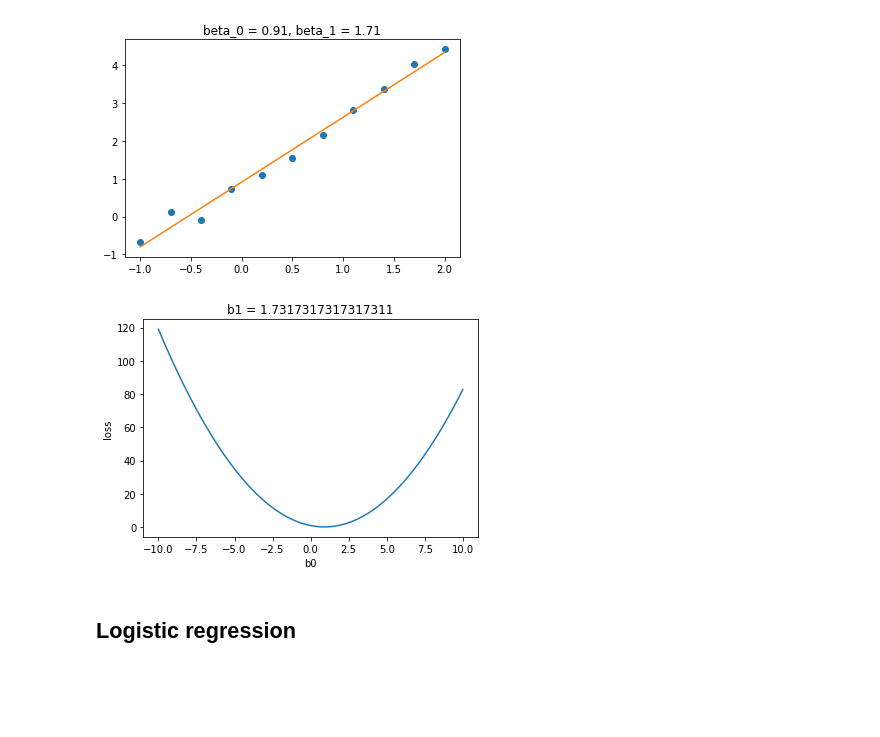
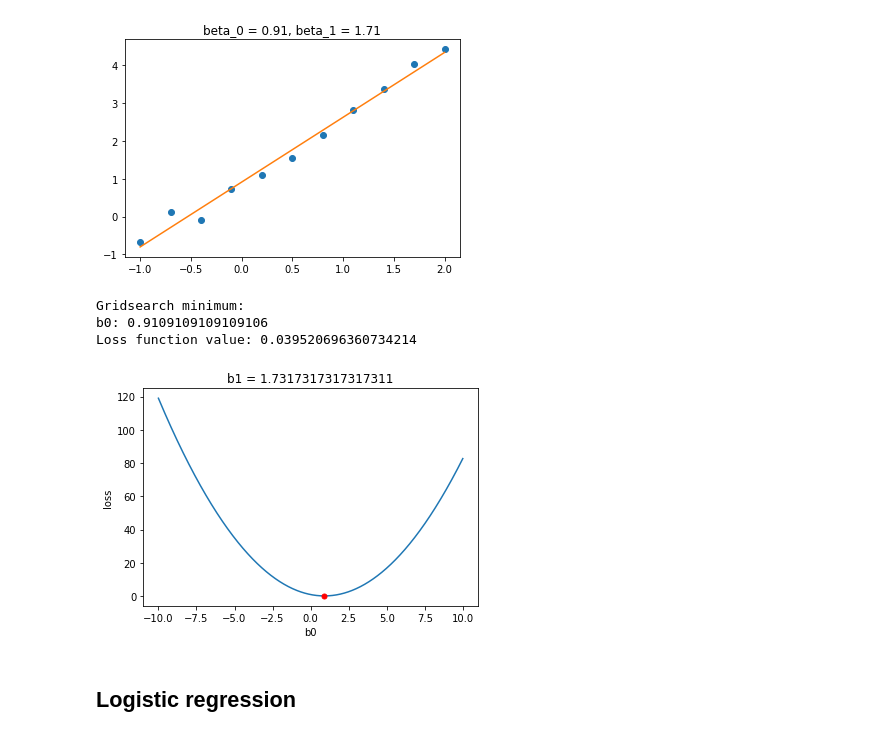
Before and after one commit to pablosuau/training, a Jupyter notebook: machine_learning/03_ml_theory/01_gradient_descent/01_loss_functions.ipynb, the cells around one changed output. Drawn from its saved outputs; the diff is of its cells as text; code cells hidden in the pictures; blank space fills up the shorter version.

Commit message:
feat: 1D gridsearch

```diff
--- a/machine_learning/03_ml_theory/01_gradient_descent/01_loss_functions.ipynb
+++ b/machine_learning/03_ml_theory/01_gradient_descent/01_loss_functions.ipynb
@@ -42,19 +42,19 @@ class AbstractLoss(ABC):
     def plot_loss_1D(self, axis, index):
         fig, ax = plt.subplots()
         if axis == 0:
-            y = self.l[index, :]
+            self.l1d = self.l[index, :]
             x = self.p1
             param = self.param_names[0]
             other = self.param_names[1] + ' = ' + str(self.p2[index])
         elif axis == 1:
-            y = self.l[:, index]
+            self.l1d = self.l[:, index]
             x = self.p2
             param = self.param_names[1]
             other = self.param_names[0] + ' = ' + str(self.p1[index])
         else:
             raise ValueError('Incorrect axis value')
 
-        ax.plot(x, y)
+        ax.plot(x, self.l1d)
         ax.set_xlabel(param)
         ax.set_ylabel('loss')
         ax.set_title(other)
@@ -71,12 +71,34 @@ class AbstractLoss(ABC):
         print('Loss function value: ' + str(self.l[minimum]))
         ax.plot(self.p1p1[minimum],
                 self.p2p2[minimum],
-                markerfacecolor='red',
-                markeredgecolor='red',
-                marker='o',
+                markerfacecolor = 'red',
+                markeredgecolor = 'red',
+                marker = 'o',
                 markersize = 5)
 
         self._plot_model(self.p1p1[minimum], self.p2p2[minimum])
+
+    def gridsearch_loss_1D(self, axis, index):
+        fig, ax = self.plot_loss_1D(axis, index)
+
+        # The incorrect index calue exception is already raised in the plot_loss_1D function
+        if axis == 0:
+            x = self.p1
+            name = self.param_names[0]
+        else:
+            x = self.p2
+            name = self.param_names[1]
+
+        minimum = np.argmin(self.l1d)
+        print('Gridsearch minimum:')
+        print(name + ': ' + str(x[minimum]))
+        print('Loss function value: ' + str(self.l1d[minimum]))
+        ax.plot(x[minimum],
+                self.l1d[minimum],
+                markerfacecolor = 'red',
+                markeredgecolor = 'red',
+                marker = 'o',
+                markersize = 5)
 # %%
 class LinearRegressionLoss(AbstractLoss):
     def __init__(self, xlim, b0, b1, n, p1lim, p2lim, granularity = 1000):
@@ -190,10 +212,13 @@ b1: 1.711711711711711
 Loss function value: 0.039441269435046916
 [figure]
 [figure]
-# %%
-_ = lrl.plot_loss_1D(0, 586)
-# %% [output]
-[figure, removed]
+# %%
+lrl.gridsearch_loss_1D(0, 586)
+# %% [output]
+Gridsearch minimum:
+b0: 0.9109109109109106
+Loss function value: 0.039520696360734214
+[figure, added]
 # %% [markdown]
 ## Logistic regression
 # %%
```
Also changed, not shown: parts of 4 cells of this notebook.
